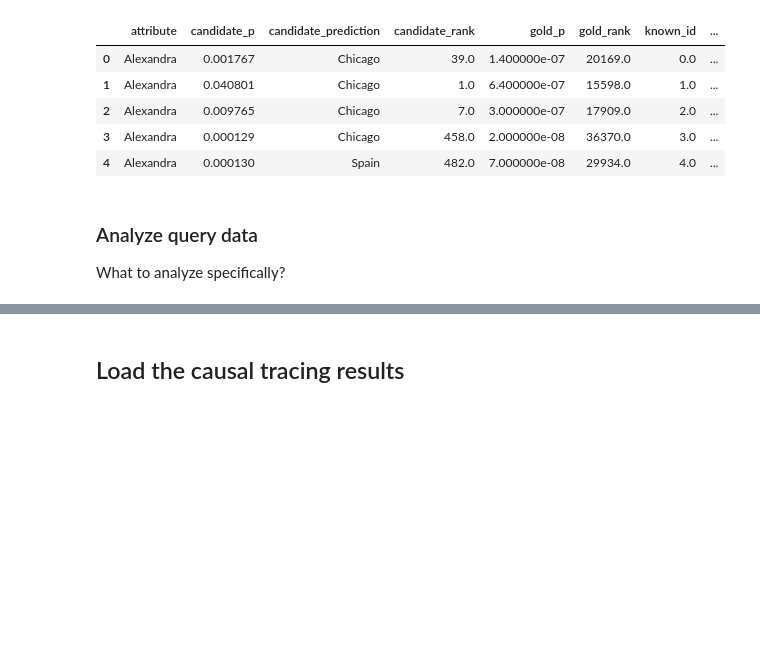
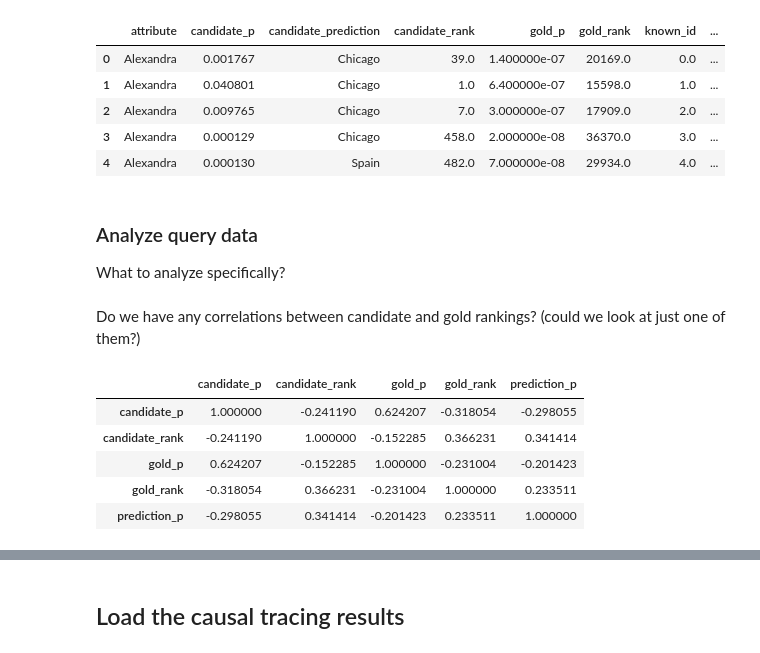
Before and after one commit to dsaynova/rome, a Jupyter notebook: notebooks/analyze_pararel_causal_tracing_results.ipynb, the cells around one changed output, grey strips where cells are left out. Drawn from its saved outputs; the diff is of its cells as text; code cells hidden in the pictures; blank space fills up the shorter version.

```diff
--- a/notebooks/analyze_pararel_causal_tracing_results.ipynb
+++ b/notebooks/analyze_pararel_causal_tracing_results.ipynb
@@ -30,3 +31,14 @@ queries.head()
 ### Analyze query data
 
 What to analyze specifically?
+# %% [markdown]
+Do we have any correlations between candidate and gold rankings? (could we look at just one of them?)
+# %%
+queries.drop(columns="known_id").corr(method="pearson")
+# %% [output]
+|  | candidate_p | candidate_rank | gold_p | gold_rank | prediction_p |
+| candidate_p | 1.000000 | -0.241190 | 0.624207 | -0.318054 | -0.298055 |
+| candidate_rank | -0.241190 | 1.000000 | -0.152285 | 0.366231 | 0.341414 |
+| gold_p | 0.624207 | -0.152285 | 1.000000 | -0.231004 | -0.201423 |
+| gold_rank | -0.318054 | 0.366231 | -0.231004 | 1.000000 | 0.233511 |
+| prediction_p | -0.298055 | 0.341414 | -0.201423 | 0.233511 | 1.000000 |
```
Also changed, not shown: parts of 9 cells of this notebook, 1 other file.
